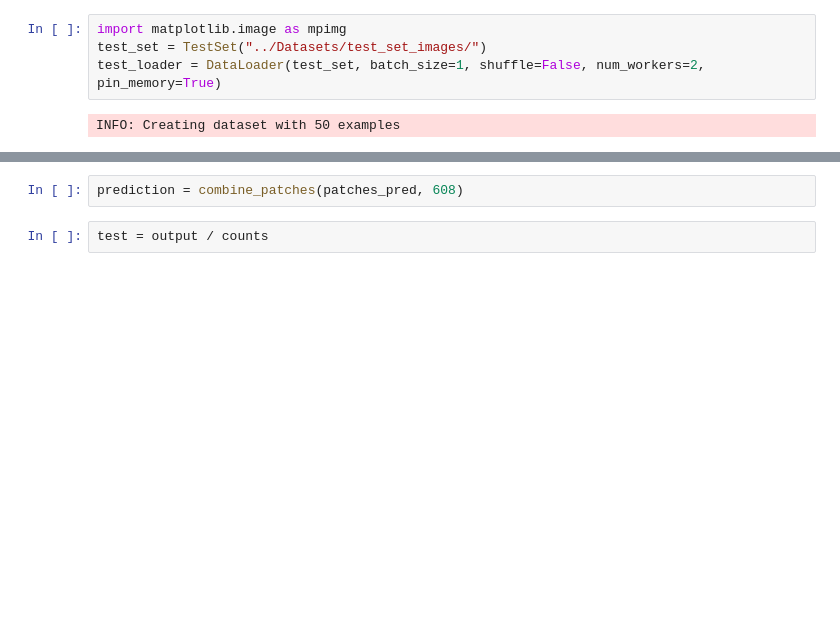
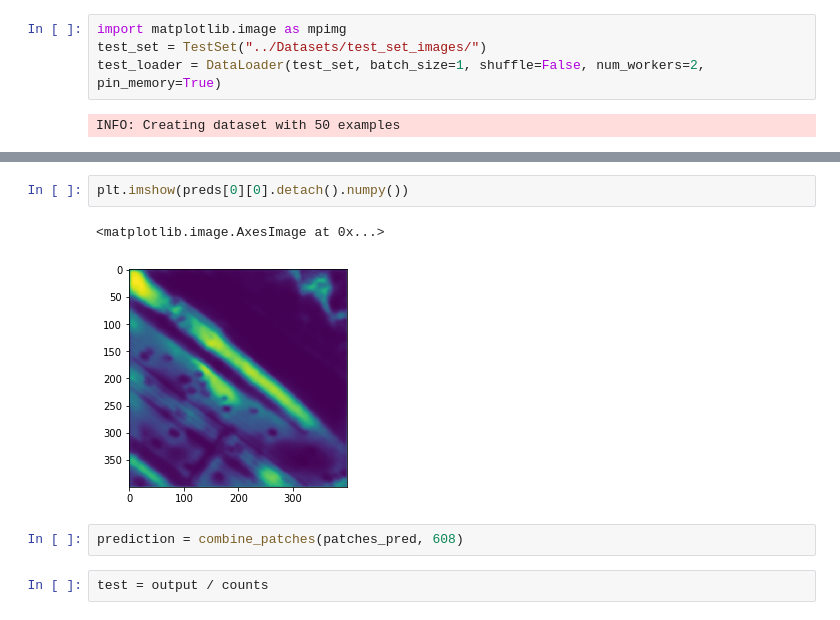
Before and after one commit to ehoelzl/ML_course, a Jupyter notebook: projects/project2/project_road_segmentation/torch_unet/Torch.ipynb, the cells around one changed output, grey strips where cells are left out. Cells and saved outputs as stored; diff of their text form; blank space fills up the shorter version.

```diff
--- a/projects/project2/project_road_segmentation/torch_unet/Torch.ipynb
+++ b/projects/project2/project_road_segmentation/torch_unet/Torch.ipynb
@@ -74,3 +124,8 @@ patches_pred = torch.sigmoid(net(patches_torch))
+# %%
+plt.imshow(preds[0][0].detach().numpy())
+# %% [output]
+<matplotlib.image.AxesImage at 0x...>
+[figure, added]
 # %%
 prediction = combine_patches(patches_pred, 608)
 # %%
```
Also changed, not shown: parts of 28 cells of this notebook, 6 other files.
